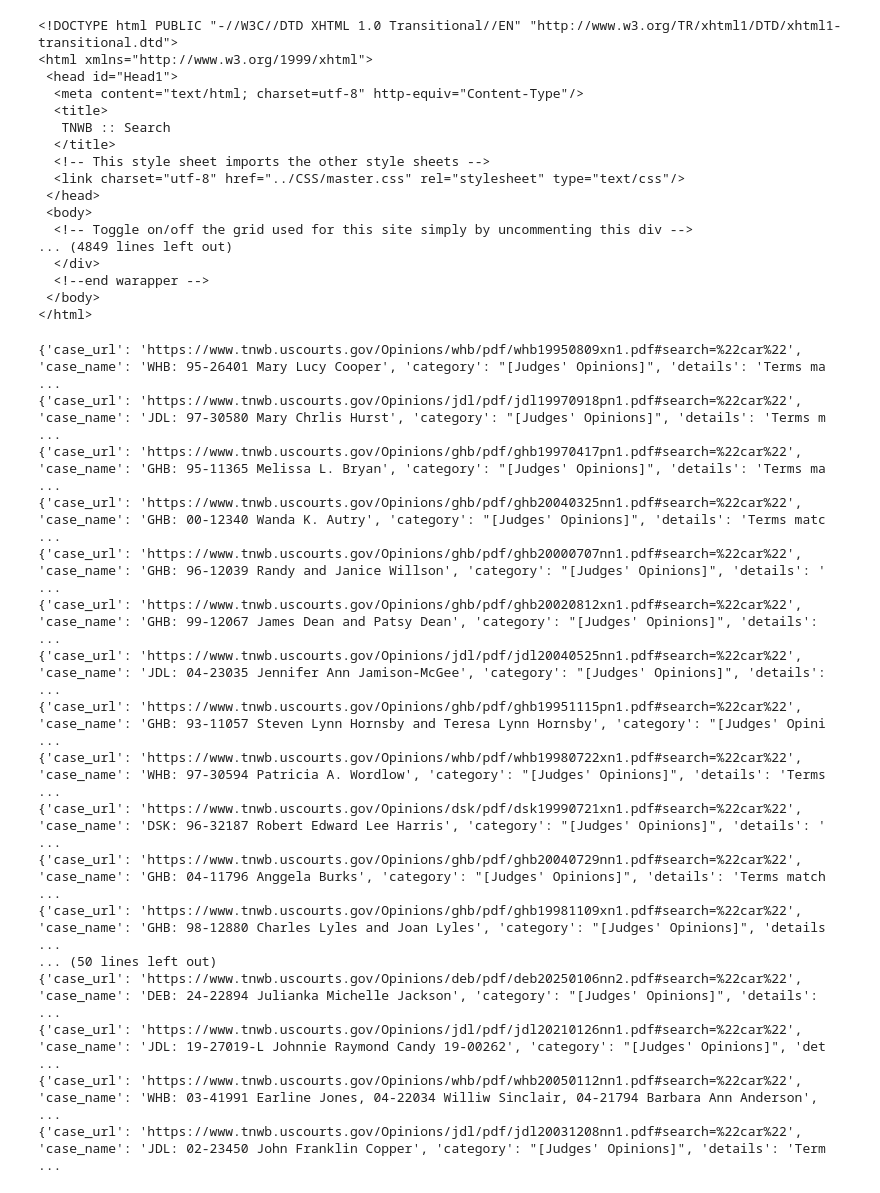
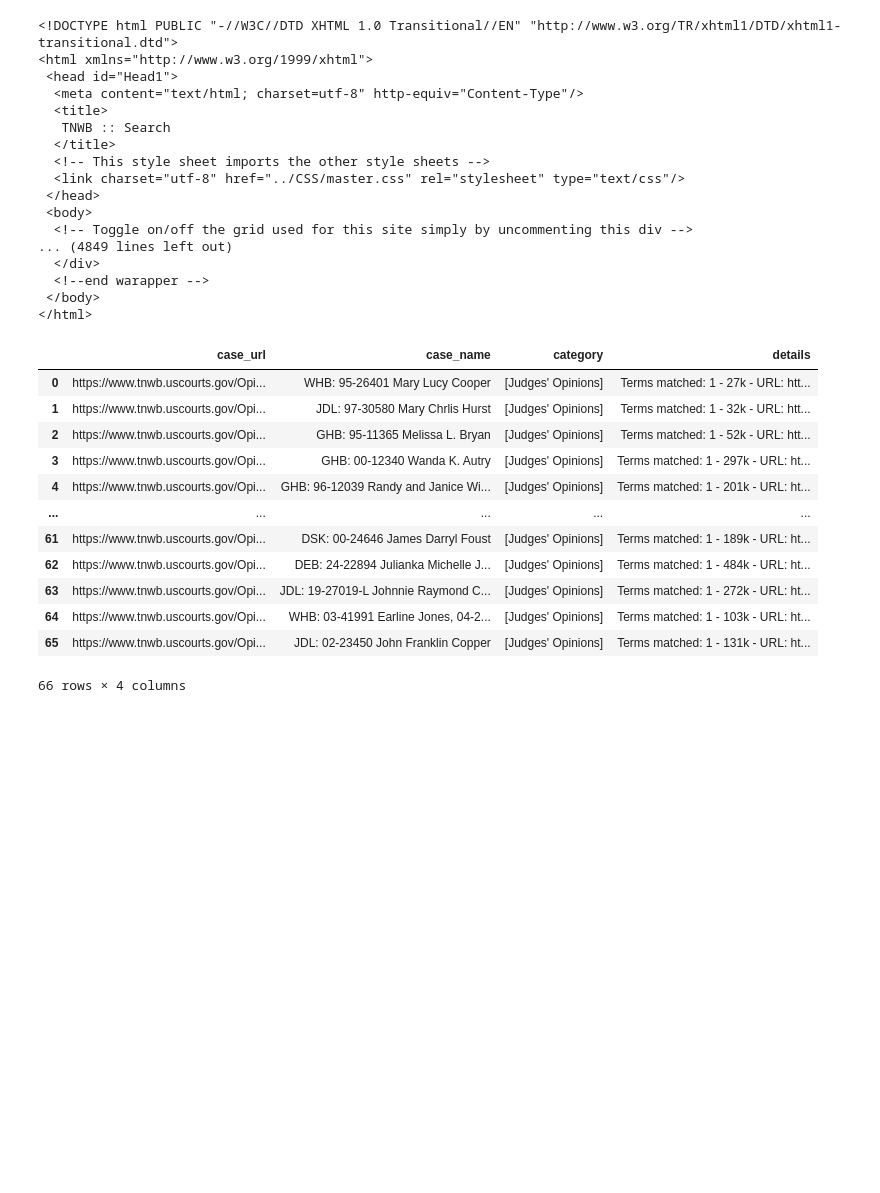
Before and after one commit to olafkoenig/homework_07, a Jupyter notebook: scraping.ipynb, the cells around one changed output. Saved outputs shown, nothing was run; the diff lists cells and outputs as text; code cells hidden in the pictures; blank space fills up the shorter version.

```diff
--- a/scraping.ipynb
+++ b/scraping.ipynb
@@ -417,53 +388,52 @@ print(doc.prettify())
 items = doc.find_all('div', class_='result_altblock')
 
 ls_cases = []
 
 for item in items:
     # Name and URL
     a_tag = item.find("a")
     if a_tag:
         case_url = a_tag.get("href")
         case_name = a_tag.get_text(strip=True)
     else:
         case_url = case_name = None
 
     # Category
     category_tag = item.find("span", class_="category")
     category = category_tag.get_text(strip=True) if category_tag else None
 
     # Details
     infoline_tag = item.find("div", class_="infoline")
     details = infoline_tag.get_text(strip=True) if infoline_tag else None
 
     # Affichage ou stockage
-    print({
-        "case_url": case_url,
-        "case_name": case_name,
-        "category": category,
-        "details": details
-    })
+    # print({
+    #     "case_url": case_url,
+    #     "case_name": case_name,
+    #     "category": category,
+    #     "details": details
+    # })
 
     ls_cases.append({
         "case_url": case_url,
         "case_name": case_name,
         "category": category,
         "details": details
     })
+
+df_cases = pd.json_normalize(ls_cases)
+df_cases
 # %% [output]
+|  | case_url | case_name | category | details |
+| 0 | https://www.tnwb.uscourts.gov/Opi... | WHB: 95-26401 Mary Lucy Cooper | [Judges' Opinions] | Terms matched: 1 - 27k - URL: htt... |
+| 1 | https://www.tnwb.uscourts.gov/Opi... | JDL: 97-30580 Mary Chrlis Hurst | [Judges' Opinions] | Terms matched: 1 - 32k - URL: htt... |
+| 2 | https://www.tnwb.uscourts.gov/Opi... | GHB: 95-11365 Melissa L. Bryan | [Judges' Opinions] | Terms matched: 1 - 52k - URL: htt... |
+| 3 | https://www.tnwb.uscourts.gov/Opi... | GHB: 00-12340 Wanda K. Autry | [Judges' Opinions] | Terms matched: 1 - 297k - URL: ht... |
+| 4 | https://www.tnwb.uscourts.gov/Opi... | GHB: 96-12039 Randy and Janice Wi... | [Judges' Opinions] | Terms matched: 1 - 201k - URL: ht... |
+| ... | ... | ... | ... | ... |
+| 61 | https://www.tnwb.uscourts.gov/Opi... | DSK: 00-24646 James Darryl Foust | [Judges' Opinions] | Terms matched: 1 - 189k - URL: ht... |
+| 62 | https://www.tnwb.uscourts.gov/Opi... | DEB: 24-22894 Julianka Michelle J... | [Judges' Opinions] | Terms matched: 1 - 484k - URL: ht... |
+| 63 | https://www.tnwb.uscourts.gov/Opi... | JDL: 19-27019-L Johnnie Raymond C... | [Judges' Opinions] | Terms matched: 1 - 272k - URL: ht... |
+| 64 | https://www.tnwb.uscourts.gov/Opi... | WHB: 03-41991 Earline Jones, 04-2... | [Judges' Opinions] | Terms matched: 1 - 103k - URL: ht... |
+| 65 | https://www.tnwb.uscourts.gov/Opi... | JDL: 02-23450 John Franklin Copper | [Judges' Opinions] | Terms matched: 1 - 131k - URL: ht... |
-{'case_url': 'https://www.tnwb.uscourts.gov/Opinions/whb/pdf/whb19950809xn1.pdf#search=%22car%22', 'case_name': 'WHB: 95-26401 Mary Lucy Cooper', 'category': "[Judges' Opinions]", 'details': 'Terms ma ...
-{'case_url': 'https://www.tnwb.uscourts.gov/Opinions/jdl/pdf/jdl19970918pn1.pdf#search=%22car%22', 'case_name': 'JDL: 97-30580 Mary Chrlis Hurst', 'category': "[Judges' Opinions]", 'details': 'Terms m ...
-{'case_url': 'https://www.tnwb.uscourts.gov/Opinions/ghb/pdf/ghb19970417pn1.pdf#search=%22car%22', 'case_name': 'GHB: 95-11365 Melissa L. Bryan', 'category': "[Judges' Opinions]", 'details': 'Terms ma ...
-{'case_url': 'https://www.tnwb.uscourts.gov/Opinions/ghb/pdf/ghb20040325nn1.pdf#search=%22car%22', 'case_name': 'GHB: 00-12340 Wanda K. Autry', 'category': "[Judges' Opinions]", 'details': 'Terms matc ...
-{'case_url': 'https://www.tnwb.uscourts.gov/Opinions/ghb/pdf/ghb20000707nn1.pdf#search=%22car%22', 'case_name': 'GHB: 96-12039 Randy and Janice Willson', 'category': "[Judges' Opinions]", 'details': ' ...
-{'case_url': 'https://www.tnwb.uscourts.gov/Opinions/ghb/pdf/ghb20020812xn1.pdf#search=%22car%22', 'case_name': 'GHB: 99-12067 James Dean and Patsy Dean', 'category': "[Judges' Opinions]", 'details':  ...
-{'case_url': 'https://www.tnwb.uscourts.gov/Opinions/jdl/pdf/jdl20040525nn1.pdf#search=%22car%22', 'case_name': 'JDL: 04-23035 Jennifer Ann Jamison-McGee', 'category': "[Judges' Opinions]", 'details': ...
-{'case_url': 'https://www.tnwb.uscourts.gov/Opinions/ghb/pdf/ghb19951115pn1.pdf#search=%22car%22', 'case_name': 'GHB: 93-11057 Steven Lynn Hornsby and Teresa Lynn Hornsby', 'category': "[Judges' Opini ...
-{'case_url': 'https://www.tnwb.uscourts.gov/Opinions/whb/pdf/whb19980722xn1.pdf#search=%22car%22', 'case_name': 'WHB: 97-30594 Patricia A. Wordlow', 'category': "[Judges' Opinions]", 'details': 'Terms ...
-{'case_url': 'https://www.tnwb.uscourts.gov/Opinions/dsk/pdf/dsk19990721xn1.pdf#search=%22car%22', 'case_name': 'DSK: 96-32187 Robert Edward Lee Harris', 'category': "[Judges' Opinions]", 'details': ' ...
-{'case_url': 'https://www.tnwb.uscourts.gov/Opinions/ghb/pdf/ghb20040729nn1.pdf#search=%22car%22', 'case_name': 'GHB: 04-11796 Anggela Burks', 'category': "[Judges' Opinions]", 'details': 'Terms match ...
-{'case_url': 'https://www.tnwb.uscourts.gov/Opinions/ghb/pdf/ghb19981109xn1.pdf#search=%22car%22', 'case_name': 'GHB: 98-12880 Charles Lyles and Joan Lyles', 'category': "[Judges' Opinions]", 'details ...
-... (50 lines left out)
-{'case_url': 'https://www.tnwb.uscourts.gov/Opinions/deb/pdf/deb20250106nn2.pdf#search=%22car%22', 'case_name': 'DEB: 24-22894 Julianka Michelle Jackson', 'category': "[Judges' Opinions]", 'details':  ...
-{'case_url': 'https://www.tnwb.uscourts.gov/Opinions/jdl/pdf/jdl20210126nn1.pdf#search=%22car%22', 'case_name': 'JDL: 19-27019-L Johnnie Raymond Candy 19-00262', 'category': "[Judges' Opinions]", 'det ...
-{'case_url': 'https://www.tnwb.uscourts.gov/Opinions/whb/pdf/whb20050112nn1.pdf#search=%22car%22', 'case_name': 'WHB: 03-41991 Earline Jones, 04-22034 Williw Sinclair, 04-21794 Barbara Ann Anderson',  ...
-{'case_url': 'https://www.tnwb.uscourts.gov/Opinions/jdl/pdf/jdl20031208nn1.pdf#search=%22car%22', 'case_name': 'JDL: 02-23450 John Franklin Copper', 'category': "[Judges' Opinions]", 'details': 'Term ...
+66 rows × 4 columns
```
Also changed, not shown: parts of 8 cells of this notebook, 2 other files.
